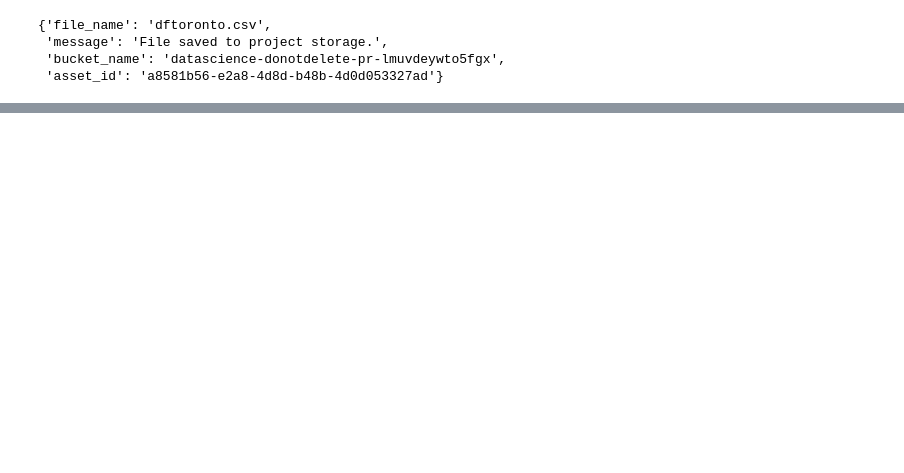
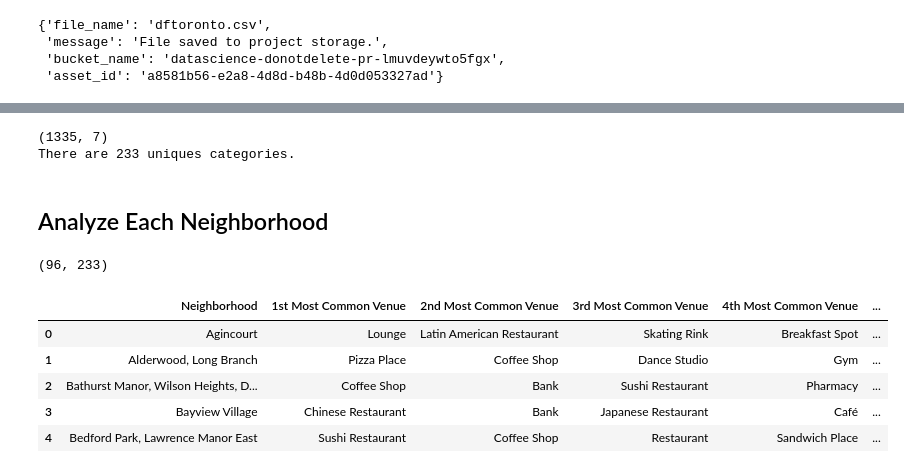
Before and after one commit to gaitiskasims/Coursera_Capstone, a Jupyter notebook: Segmenting and Clustering Neighborhoods in Toronto.ipynb, the cells around one changed output, grey strips where cells are left out. Drawn from its saved outputs; the diff is of its cells as text; code cells hidden in the pictures; blank space fills up the shorter version.

```diff
--- a/Segmenting and Clustering Neighborhoods in Toronto.ipynb
+++ b/Segmenting and Clustering Neighborhoods in Toronto.ipynb
@@ -94,0 +279,59 @@ Shapre of dataframe:  (103, 3)
+# %%
+print(toronto_venues.shape)
+toronto_venues.groupby('Neighborhood').count()
+print('There are {} uniques categories.'.format(len(toronto_venues['Venue Category'].unique())))
+# %% [output]
+(1335, 7)
+There are 233 uniques categories.
+# %% [markdown]
+<h2>Analyze Each Neighborhood</h2>
+# %%
+def return_most_common_venues(row, num_top_venues):
+    row_categories = row.iloc[1:]
+    row_categories_sorted = row_categories.sort_values(ascending=False)
+
+    return row_categories_sorted.index.values[0:num_top_venues]
+# %%
+# one hot encoding
+toronto_onehot = pd.get_dummies(toronto_venues[['Venue Category']], prefix="", prefix_sep="")
+
+# add neighborhood column back to dataframe
+toronto_onehot['Neighborhood'] = toronto_venues['Neighborhood']
+
+# move neighborhood column to the first column
+fixed_columns = [toronto_onehot.columns[-1]] + list(toronto_onehot.columns[:-1])
+toronto_onehot = toronto_onehot[fixed_columns]
+
+#group by
+toronto_grouped = toronto_onehot.groupby('Neighborhood').mean().reset_index()
+
+toronto_grouped.shape
+# %% [output]
+(96, 233)
+# %%
+
+indicators = ['st', 'nd', 'rd']
+
+# create columns according to number of top venues
+columns = ['Neighborhood']
+for ind in np.arange(num_top_venues):
+    try:
+        columns.append('{}{} Most Common Venue'.format(ind+1, indicators[ind]))
+    except:
+        columns.append('{}th Most Common Venue'.format(ind+1))
+
+# create a new dataframe
+neighborhoods_venues_sorted = pd.DataFrame(columns=columns)
+neighborhoods_venues_sorted['Neighborhood'] = toronto_grouped['Neighborhood']
+
+for ind in np.arange(toronto_grouped.shape[0]):
+    neighborhoods_venues_sorted.iloc[ind, 1:] = return_most_common_venues(toronto_grouped.iloc[ind, :], num_top_venues)
+
+neighborhoods_venues_sorted.head()
+# %% [output]
+|  | Neighborhood | 1st Most Common Venue | 2nd Most Common Venue | 3rd Most Common Venue | 4th Most Common Venue | ... |
+| 0 | Agincourt | Lounge | Latin American Restaurant | Skating Rink | Breakfast Spot | ... |
+| 1 | Alderwood, Long Branch | Pizza Place | Coffee Shop | Dance Studio | Gym | ... |
+| 2 | Bathurst Manor, Wilson Heights, D... | Coffee Shop | Bank | Sushi Restaurant | Pharmacy | ... |
+| 3 | Bayview Village | Chinese Restaurant | Bank | Japanese Restaurant | Café | ... |
+| 4 | Bedford Park, Lawrence Manor East | Sushi Restaurant | Coffee Shop | Restaurant | Sandwich Place | ... |
```
Also changed, not shown: parts of 23 cells of this notebook.
